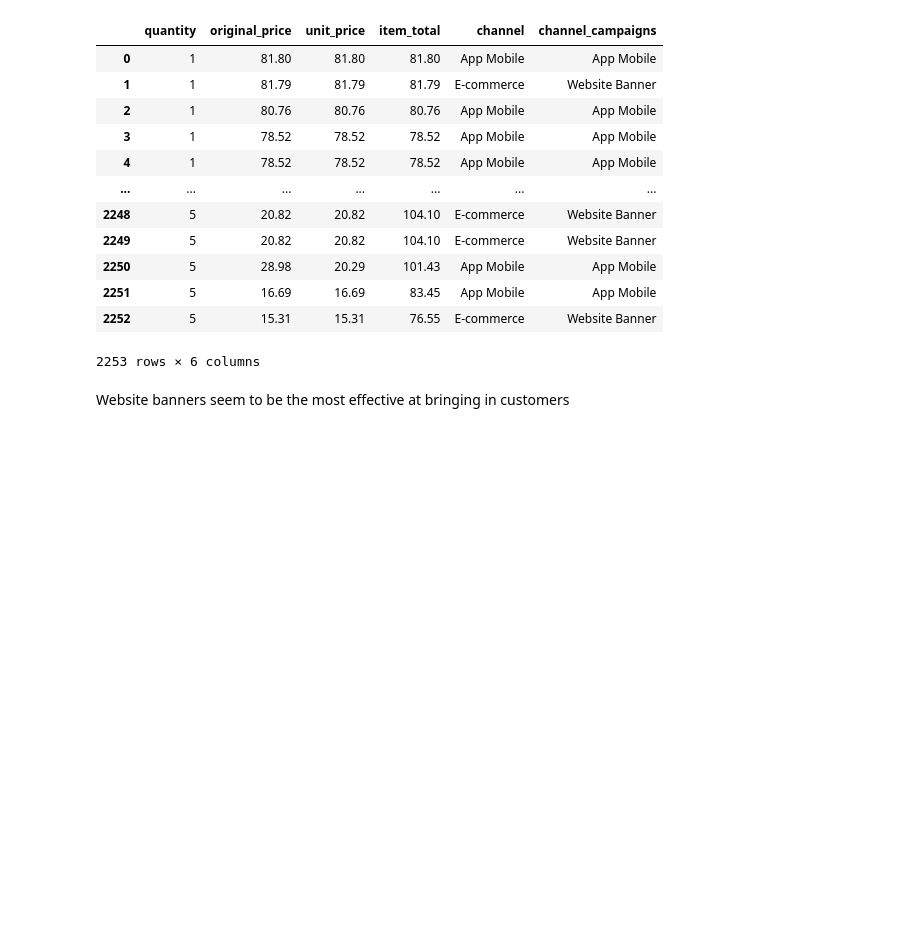
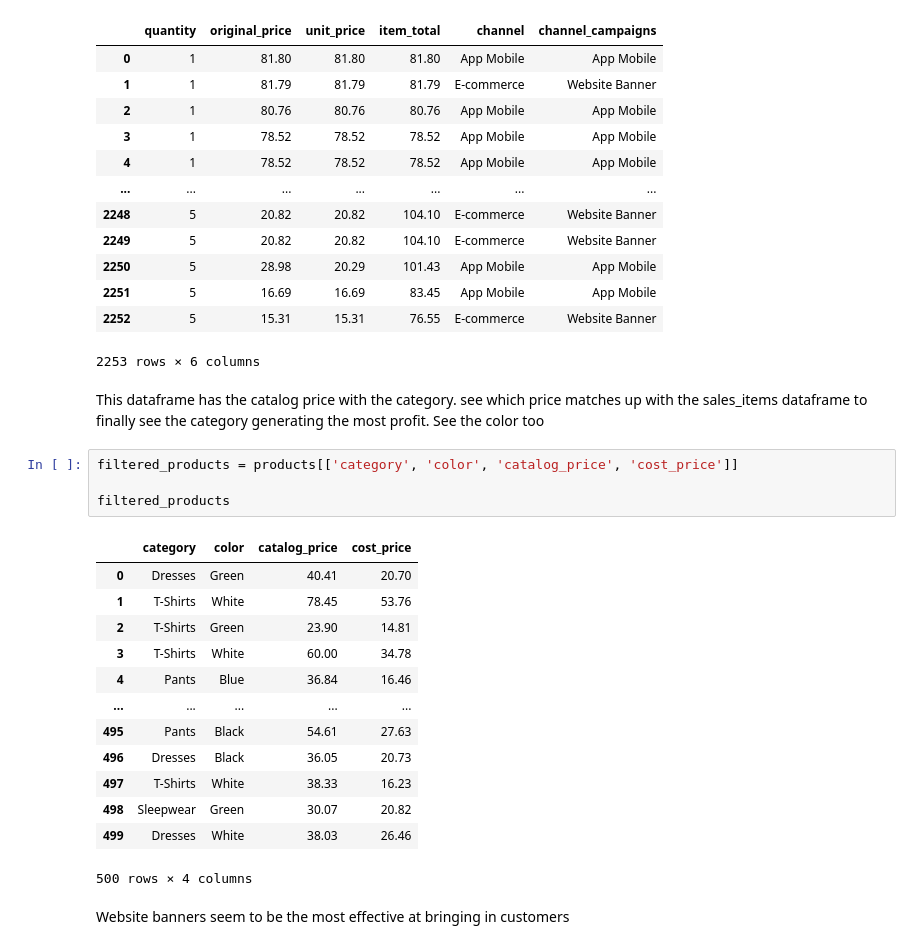
Before and after one commit to tanishasikder/Europe-Fashion, a Jupyter notebook: description.ipynb, the cells around one changed output. Saved outputs shown, nothing was run; the diff lists cells and outputs as text; blank space fills up the shorter version.

```diff
--- a/description.ipynb
+++ b/description.ipynb
@@ -175,6 +180,26 @@ sales_items
 | 2251 | 5 | 16.69 | 16.69 | 83.45 | App Mobile | App Mobile |
 | 2252 | 5 | 15.31 | 15.31 | 76.55 | E-commerce | Website Banner |
 2253 rows × 6 columns
+# %% [markdown]
+This dataframe has the catalog price with the category. see which price matches up with the sales_items dataframe to finally see the category generating the most profit. See the color too
+# %%
+filtered_products = products[['category', 'color', 'catalog_price', 'cost_price']]
+
+filtered_products
+# %% [output]
+|  | category | color | catalog_price | cost_price |
+| 0 | Dresses | Green | 40.41 | 20.70 |
+| 1 | T-Shirts | White | 78.45 | 53.76 |
+| 2 | T-Shirts | Green | 23.90 | 14.81 |
+| 3 | T-Shirts | White | 60.00 | 34.78 |
+| 4 | Pants | Blue | 36.84 | 16.46 |
+| ... | ... | ... | ... | ... |
+| 495 | Pants | Black | 54.61 | 27.63 |
+| 496 | Dresses | Black | 36.05 | 20.73 |
+| 497 | T-Shirts | White | 38.33 | 16.23 |
+| 498 | Sleepwear | Green | 30.07 | 20.82 |
+| 499 | Dresses | White | 38.03 | 26.46 |
+500 rows × 4 columns
 # %% [markdown]
 Website banners seem to be the most effective at bringing in customers
 # %%
```
Also changed, not shown: parts of 28 cells of this notebook.
